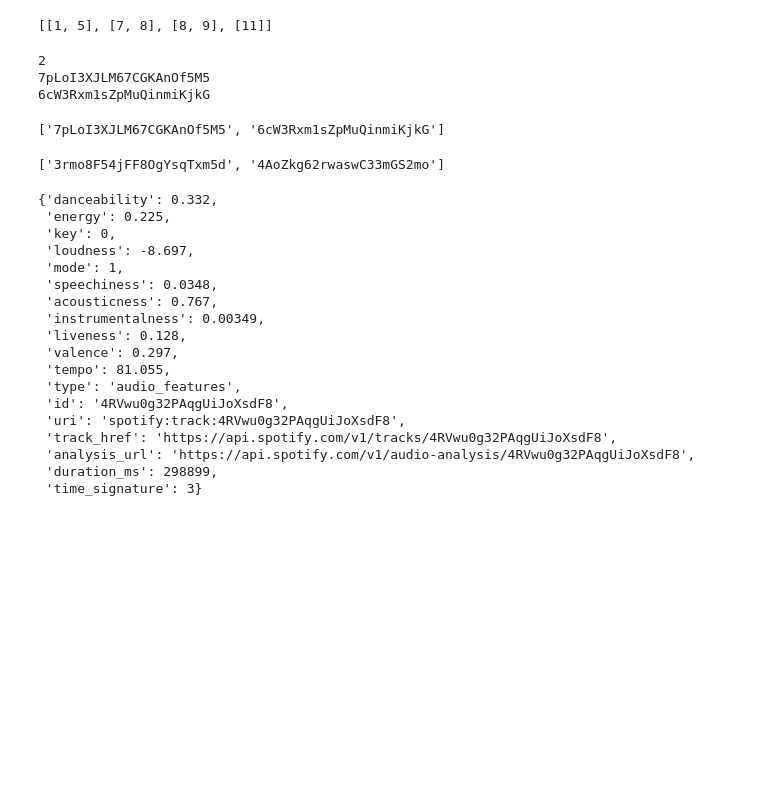
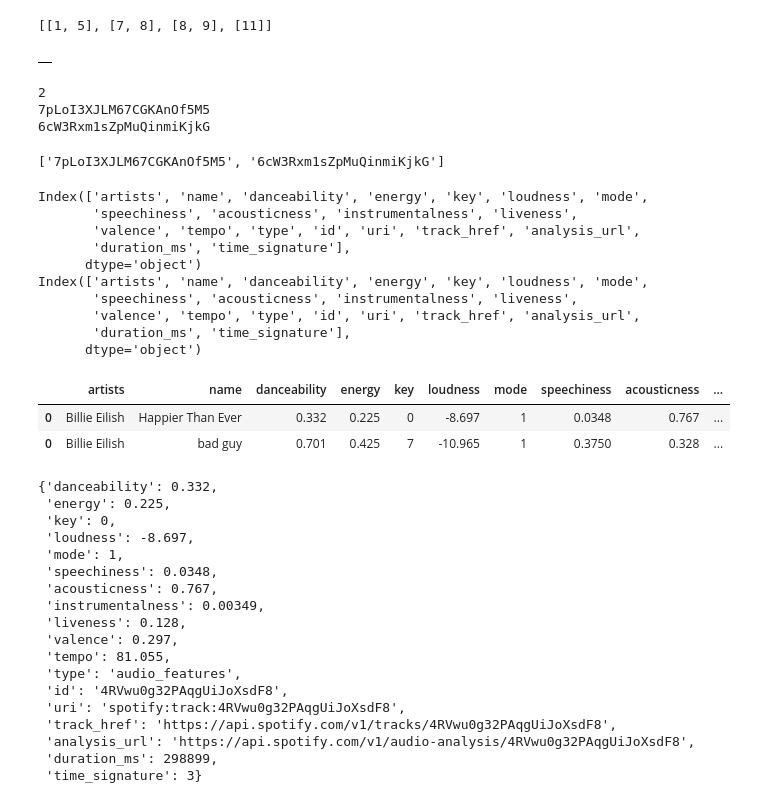
Before and after one commit to ElRapa/Song_Recommender, a Jupyter notebook: test_notebook.ipynb, the cells around one changed output. Drawn from its saved outputs; the diff is of its cells as text; code cells hidden in the pictures; blank space fills up the shorter version.

```diff
--- a/test_notebook.ipynb
+++ b/test_notebook.ipynb
@@ -64,6 +64,11 @@ def get_audio_feautures(list_songs):
             df = df.append(pd.DataFrame(song_info))
             df = df.append(pd.DataFrame(audio_ft_song))
     return df
+# %%
+df = pd.DataFrame()
+df
+# %% [output]
+|  |
 # %%
 results = sp.search(q='Nils Frahm', limit = 2 ,type = 'track', market="GB")['tracks']['items']
 print(len(results))
@@ -82,6 +87,9 @@ list_songs
 ['7pLoI3XJLM67CGKAnOf5M5', '6cW3Rxm1sZpMuQinmiKjkG']
 # %%
 def search_artists_songs(list_artist, lim = 50):
+    '''
+
+    '''
     list_songs = []
     for artist in list_artist:
         results = sp.search(q=artist, limit = lim ,type = 'track', market="GB")['tracks']['items']
@@ -105,15 +113,29 @@ def get_audio_feautures(list_songs):
                         }
             audio_ft_song = { key: [audio_ft_list[song][key]] for key in list(audio_ft_list[song].keys()) }
             df = df.append(pd.DataFrame({**song_info, **audio_ft_song}))
+            print(df.columns)
     return df
 # %%
 list_songs =['https://open.spotify.com/track/4RVwu0g32PAqgUiJoXsdF8','spotify:track:2Fxmhks0bxGSBdJ92vM42m']
 list_artists = ['jhj,v mnv','Bad']#
 #sp.tracks(list_songs)['tracks'][0]['artists'][0]['name']
 #get_audio_feautures(list_songs)
 search_artists_songs(list_artists)
+get_audio_feautures(list_songs)
 # %% [output]
-['3rmo8F54jFF8OgYsqTxm5d', '4AoZkg62rwaswC33mGS2mo']
+Index(['artists', 'name', 'danceability', 'energy', 'key', 'loudness', 'mode',
+       'speechiness', 'acousticness', 'instrumentalness', 'liveness',
+       'valence', 'tempo', 'type', 'id', 'uri', 'track_href', 'analysis_url',
+       'duration_ms', 'time_signature'],
+      dtype='object')
+Index(['artists', 'name', 'danceability', 'energy', 'key', 'loudness', 'mode',
+       'speechiness', 'acousticness', 'instrumentalness', 'liveness',
+       'valence', 'tempo', 'type', 'id', 'uri', 'track_href', 'analysis_url',
+       'duration_ms', 'time_signature'],
+      dtype='object')
+|  | artists | name | danceability | energy | key | loudness | mode | speechiness | acousticness | ... |
+| 0 | Billie Eilish | Happier Than Ever | 0.332 | 0.225 | 0 | -8.697 | 1 | 0.0348 | 0.767 | ... |
+| 0 | Billie Eilish | bad guy | 0.701 | 0.425 | 7 | -10.965 | 1 | 0.3750 | 0.328 | ... |
 # %%
 'disc_number': 1,
  'duration_ms': 298899,
```
Also changed, not shown: parts of 9 cells of this notebook, 10 other files.
